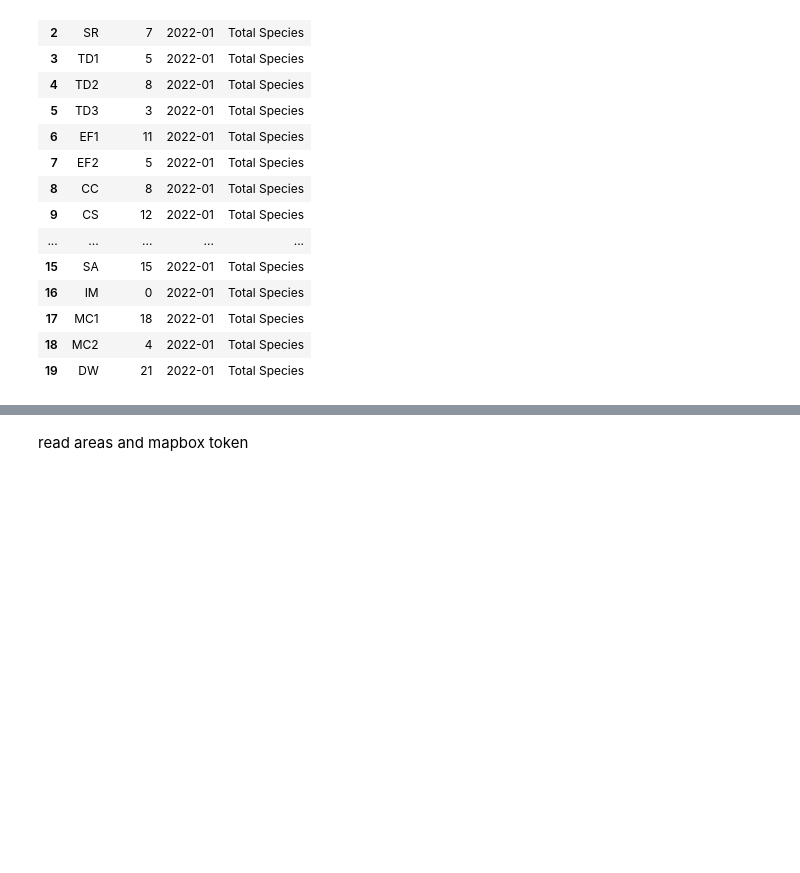
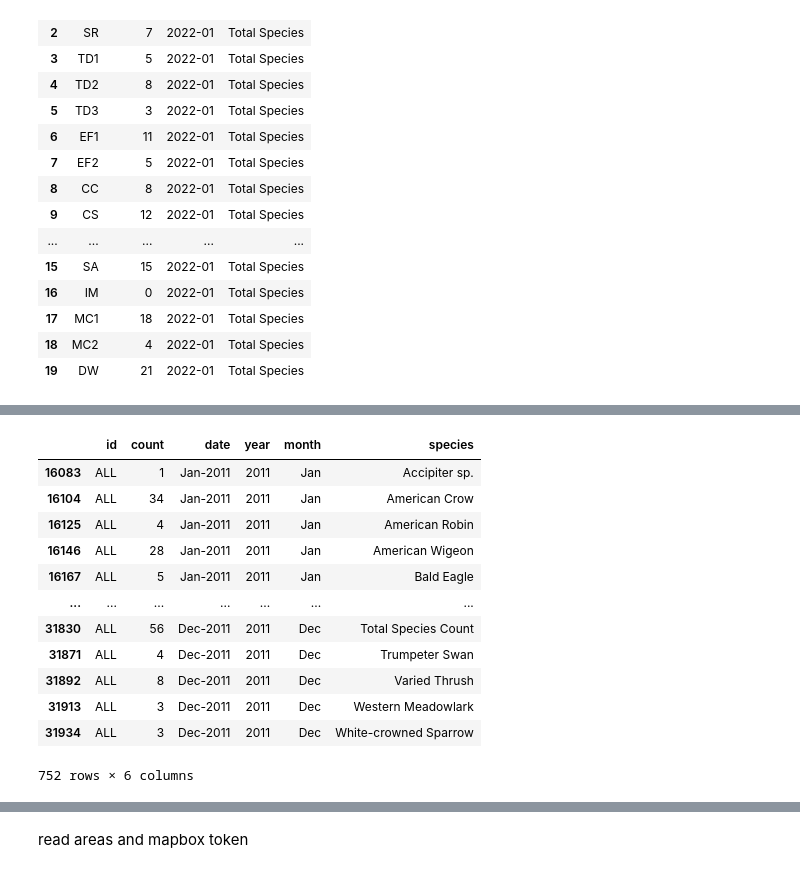
Before and after one commit to KyleKulas/bird_count, a Jupyter notebook: dev/dev_notebook.ipynb, the cells around one changed output, grey strips where cells are left out. Cells and saved outputs as stored; diff of their text form; code cells hidden in the pictures; blank space fills up the shorter version.

```diff
--- a/dev/dev_notebook.ipynb
+++ b/dev/dev_notebook.ipynb
@@ -357,0 +353,10 @@ df3
+# %%
+
+# sum species in each area, making sure to remove "Total Bird Count" from totals
+all_area_species = all_area_total_added_df[all_area_total_added_df['species']!='Total Bird Count']
+all_area_total_species = all_area_species.groupby(['id', 'date', 'year', 'month']).apply(lambda x: x['count'].gt(0).sum(axis=0)).reset_index(name='count')
+all_area_total_species['species'] = 'Total Species Count'
+
+
+areas_and_species_totals_added_df = pd.concat([all_area_total_added_df, all_area_total_species])
+# final = pd.concat([final, all_area_total_bird])
@@ -357,0 +368,22 @@ df3
+# %%
+df_loaded = areas_and_species_totals_added_df
+df_loaded['month'] = pd.Categorical(df_loaded['month'], months)
+df_loaded = df_loaded.sort_values(['year', 'month','species']).reset_index(drop=True)
+# df_loaded
+# %%
+merge_test = df_loaded[(df_loaded['year']==2011) & (df_loaded['id']=='ALL')]
+merge_test
+# %% [output]
+|  | id | count | date | year | month | species |
+| 16083 | ALL | 1 | Jan-2011 | 2011 | Jan | Accipiter sp. |
+| 16104 | ALL | 34 | Jan-2011 | 2011 | Jan | American Crow |
+| 16125 | ALL | 4 | Jan-2011 | 2011 | Jan | American Robin |
+| 16146 | ALL | 28 | Jan-2011 | 2011 | Jan | American Wigeon |
+| 16167 | ALL | 5 | Jan-2011 | 2011 | Jan | Bald Eagle |
+| ... | ... | ... | ... | ... | ... | ... |
+| 31830 | ALL | 56 | Dec-2011 | 2011 | Dec | Total Species Count |
+| 31871 | ALL | 4 | Dec-2011 | 2011 | Dec | Trumpeter Swan |
+| 31892 | ALL | 8 | Dec-2011 | 2011 | Dec | Varied Thrush |
+| 31913 | ALL | 3 | Dec-2011 | 2011 | Dec | Western Meadowlark |
+| 31934 | ALL | 3 | Dec-2011 | 2011 | Dec | White-crowned Sparrow |
+752 rows × 6 columns
```
Also changed, not shown: parts of 25 cells of this notebook, 3 other files.
